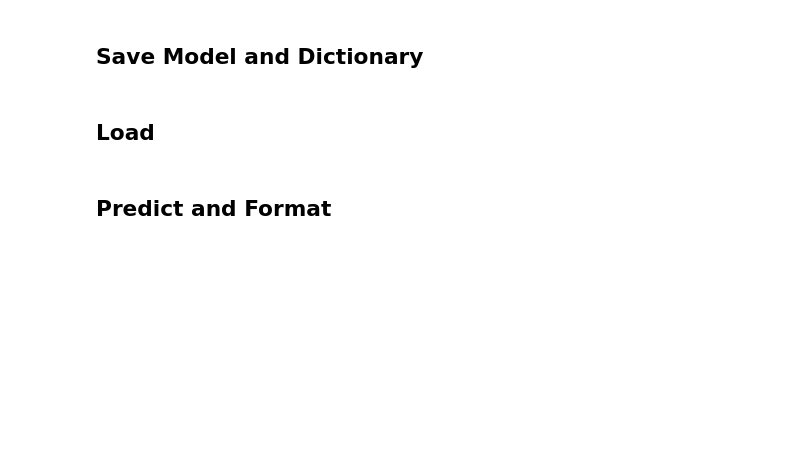
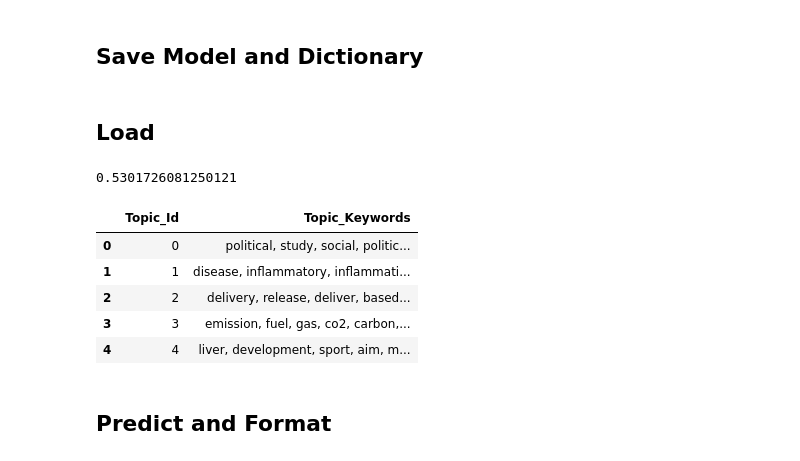
Before and after one commit to kw01sg/biomedical-topic-modelling, a Jupyter notebook: notebooks/LDA.ipynb, the cells around one changed output. Drawn from its saved outputs; the diff is of its cells as text; code cells hidden in the pictures; blank space fills up the shorter version.

```diff
--- a/notebooks/LDA.ipynb
+++ b/notebooks/LDA.ipynb
@@ -144,3 +165,17 @@ model.mallet_path = '../mallet-2.0.8/bin/mallet'
+# %%
+# for reproducibility: 0.5301726081250121
+get_coherence(model, docs, dictionary)
+# %% [output]
+0.5301726081250121
+# %%
+get_all_topics(model).head()
+# %% [output]
+|  | Topic_Id | Topic_Keywords |
+| 0 | 0 | political, study, social, politic... |
+| 1 | 1 | disease, inflammatory, inflammati... |
+| 2 | 2 | delivery, release, deliver, based... |
+| 3 | 3 | emission, fuel, gas, co2, carbon,... |
+| 4 | 4 | liver, development, sport, aim, m... |
 # %% [markdown]
 ## Predict and Format
 # %%
```
Also changed, not shown: parts of 28 cells of this notebook, 2 other files.
